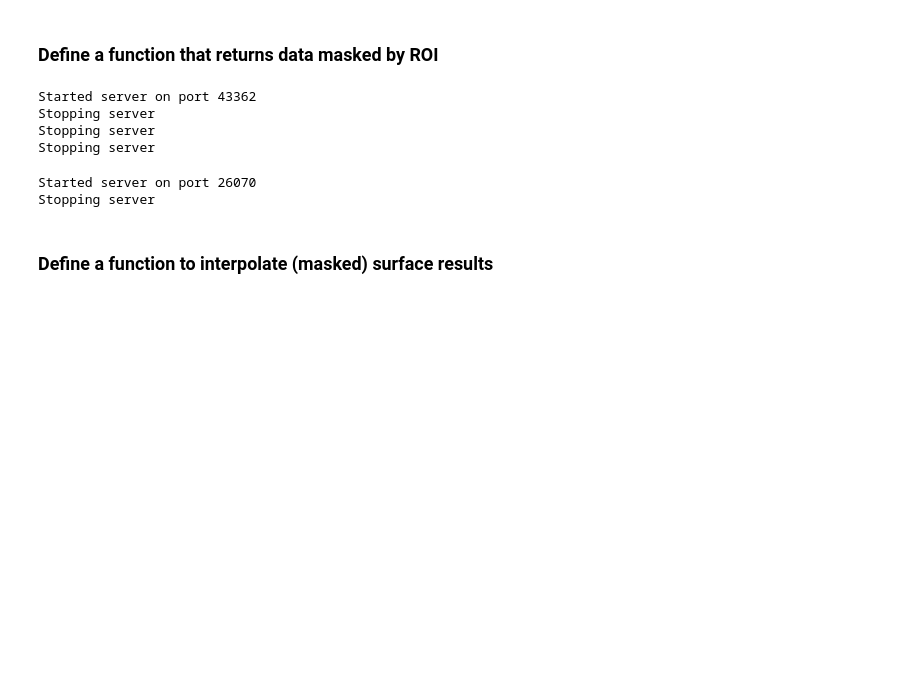
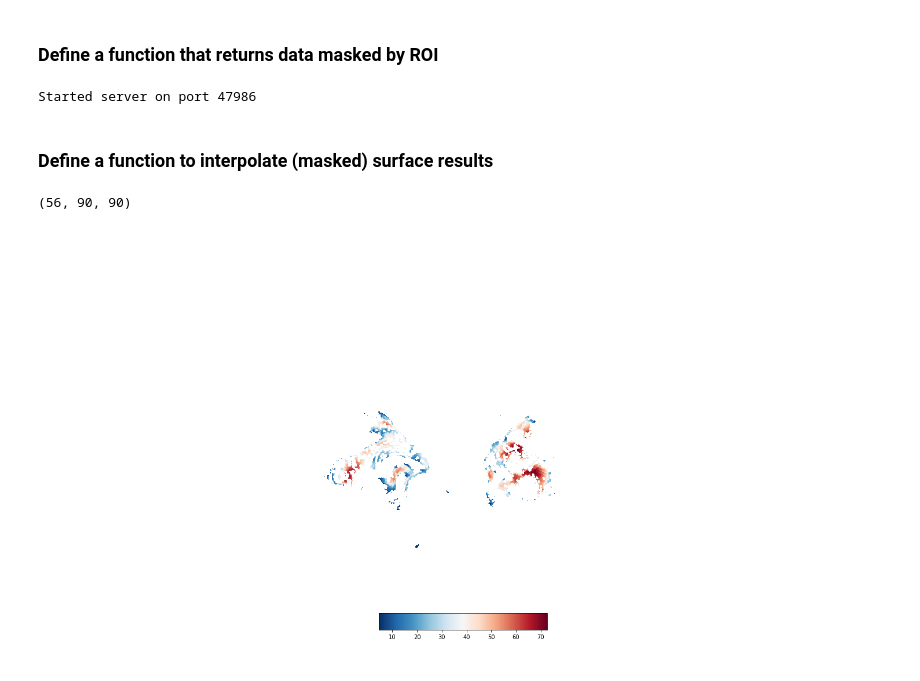
Before and after one commit to VisionandCognition/NHP-PRF, a Jupyter notebook: prfCode/Notebooks/pRF_pycortex.ipynb, the cells around one changed output. Cells and saved outputs as stored; diff of their text form; code cells hidden in the pictures; blank space fills up the shorter version.

```diff
--- a/prfCode/Notebooks/pRF_pycortex.ipynb
+++ b/prfCode/Notebooks/pRF_pycortex.ipynb
@@ -133,11 +134,13 @@ def r2mask(DataDict,RTH):
             # mask all available outputs except for R2
             for res in DD[hrf]['arr'][m]:
                 if res is not 'R2':
-                    DD[hrf]['arr'][m][res][ DD[hrf]['arr'][m]['R2'] < RTH ] = 'nan'
+                    with np.errstate(invalid='ignore'):
+                        DD[hrf]['arr'][m][res][ DD[hrf]['arr'][m]['R2'] < RTH ] = 'nan'
                     # also convert to the pycortex volume
                     DD[hrf]['vol'][m][res] = cortex.Volume(DD[hrf]['arr'][m][res].transpose(2,1,0), DD['subject'], DD['xfm'])
             # mask R2
-            DD[hrf]['arr'][m]['R2'][ DD[hrf]['arr'][m]['R2'] < RTH ] = 'nan'
+            with np.errstate(invalid='ignore'):
+                DD[hrf]['arr'][m]['R2'][ DD[hrf]['arr'][m]['R2'] < RTH ] = 'nan'
             DD[hrf]['vol'][m]['R2'] = cortex.Volume(DD[hrf]['arr'][m]['R2'].transpose(2,1,0), DD['subject'], DD['xfm'])
 
     return DD
@@ -206,28 +204,43 @@ def roimask(DataDict,AtlasDict,rois):
         for m in DD[hrf]['arr']:
             # mask all available outputs except for R2
             for res in DD[hrf]['arr'][m]:
-                DD[hrf]['arr'][m][res][ mask < 1 ] = 'nan'
+                with np.errstate(invalid='ignore'):
+                    DD[hrf]['arr'][m][res][ mask < 1 ] = 'nan'
                 # also convert to the pycortex volume
                 DD[hrf]['vol'][m][res] = cortex.Volume(DD[hrf]['arr'][m][res].transpose(2,1,0), DD['subject'], DD['xfm'])
     return DD
 # %%
 # test this function
-if True:
+if False:
     V1Res = roimask(FR,D99_inFunc,['V1'])
     cortex.webgl.show(data=V1Res['mHRF']['vol']['lin'])
-# %% [output]
-Started server on port 43362
-Stopping server
-Stopping server
-Stopping server
 # %%
-# test this function
+# test masking by ROI and R2
 if True:
     V1Res = roimask(FR,D99_inFunc,['V1'])
     mV1Res = r2mask(V1Res,4)
     cortex.webgl.show(data=mV1Res['mHRF']['vol']['lin'])
 # %% [output]
-Started server on port 26070
-Stopping server
+Started server on port 47986
 # %% [markdown]
 ### Define a function to interpolate (masked) surface results
+# %%
+# First just script it, we can create a function later
+
+# Get the volume you want to work with
+StartVol = mV1Res['mHRF']['vol']['lin']['R2']
+np.shape(StartVol)
+# %% [output]
+(56, 90, 90)
+# %%
+# map volume results to vertex
+DataVertex = Vol2Vertex_mapper(StartVol)
+
+# let's see if this worked
+#cortex.quickshow(DataVertex,with_rois=0)
+#plt.show()
+
+# get vertex coordinates with data
+DataVertex
+# %% [output]
+[figure, added]
```
Also changed, not shown: parts of 7 cells of this notebook, 1 other file.
